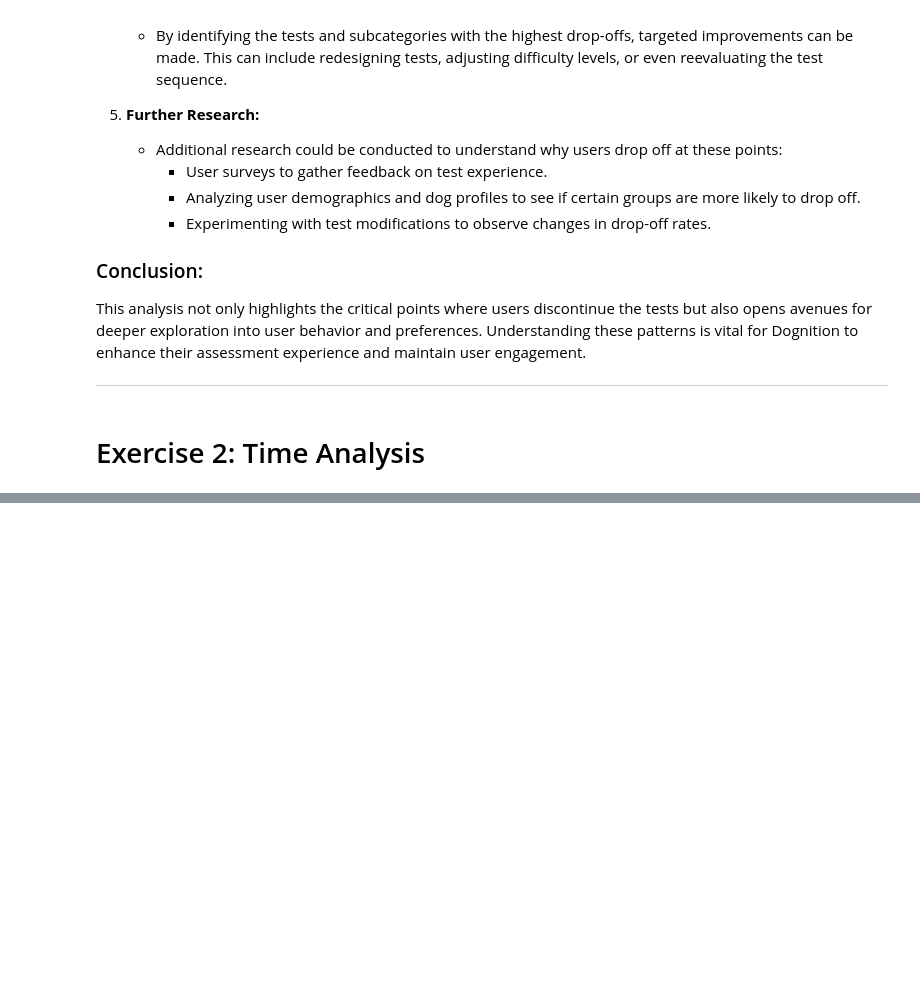
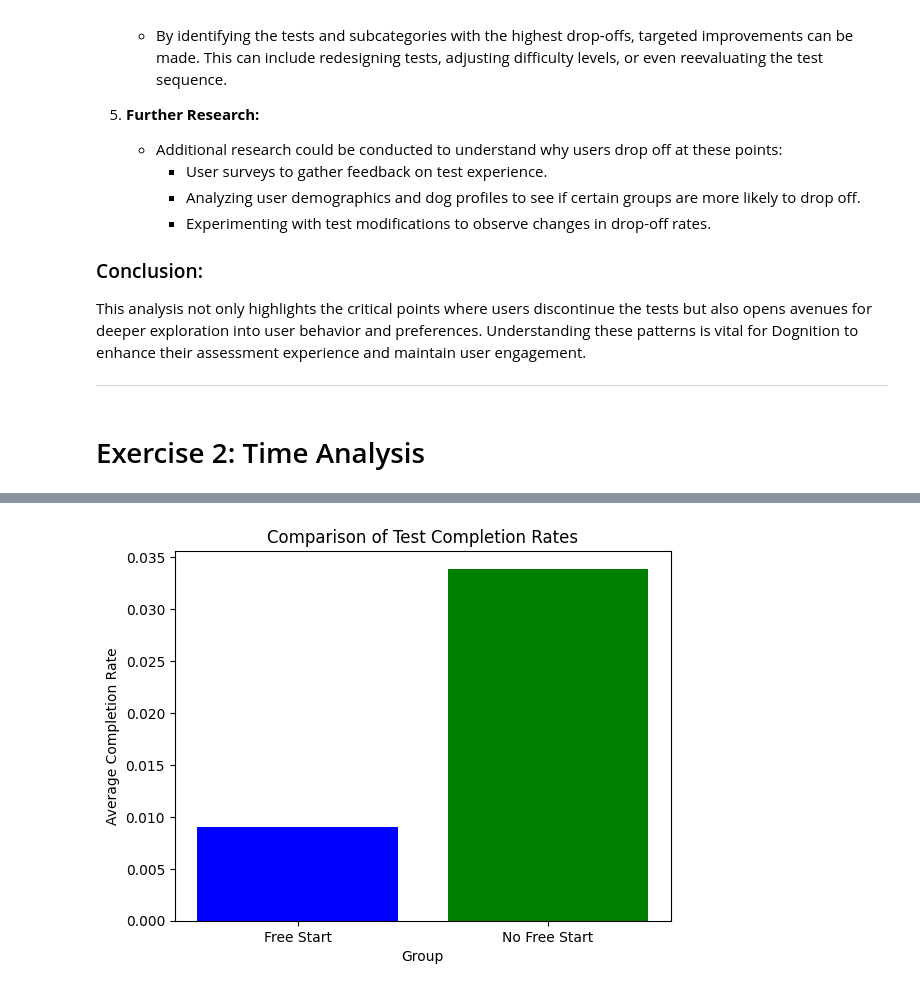
Before and after one commit to peyman886/Data_Visualization, a Jupyter notebook: HW5/Visualization_HW5.ipynb, the cells around one changed output, grey strips where cells are left out. Saved outputs shown, nothing was run; the diff lists cells and outputs as text; code cells hidden in the pictures; blank space fills up the shorter version.

```diff
--- a/HW5/Visualization_HW5.ipynb
+++ b/HW5/Visualization_HW5.ipynb
@@ -459,0 +621,6 @@ Please confirm if these findings align with your expectations, and let me know i
+# %%
+# Ensure 'Free_Start_User' column is of type string for comparison
+merged_data['Free_Start_User'] = merged_data['Free_Start_User'].astype(str)
+
+free_start_users = merged_data[merged_data['Free_Start_User'] == '1']
+non_free_start_users = merged_data[merged_data['Free_Start_User'] == '0']
@@ -459,0 +632,6 @@ Please confirm if these findings align with your expectations, and let me know i
+# %%
+completion_rate_free_start = free_start_users['Test_name'].nunique() / free_start_users['Dog_ID'].nunique()
+completion_rate_non_free_start = non_free_start_users['Test_name'].nunique() / non_free_start_users['Dog_ID'].nunique()
+
+print(f"Average number of tests completed by users with Free Start: {completion_rate_free_start}")
+print(f"Average number of tests completed by users without Free Start: {completion_rate_non_free_start}")
@@ -459,0 +646,13 @@ Please confirm if these findings align with your expectations, and let me know i
+# %%
+import matplotlib.pyplot as plt
+
+labels = ['Free Start', 'No Free Start']
+completion_rates = [completion_rate_free_start, completion_rate_non_free_start]
+
+plt.bar(labels, completion_rates, color=['blue', 'green'])
+plt.title('Comparison of Test Completion Rates')
+plt.xlabel('Group')
+plt.ylabel('Average Completion Rate')
+plt.show()
+# %% [output]
+[figure, added]
```
Also changed, not shown: parts of 90 cells of this notebook.
